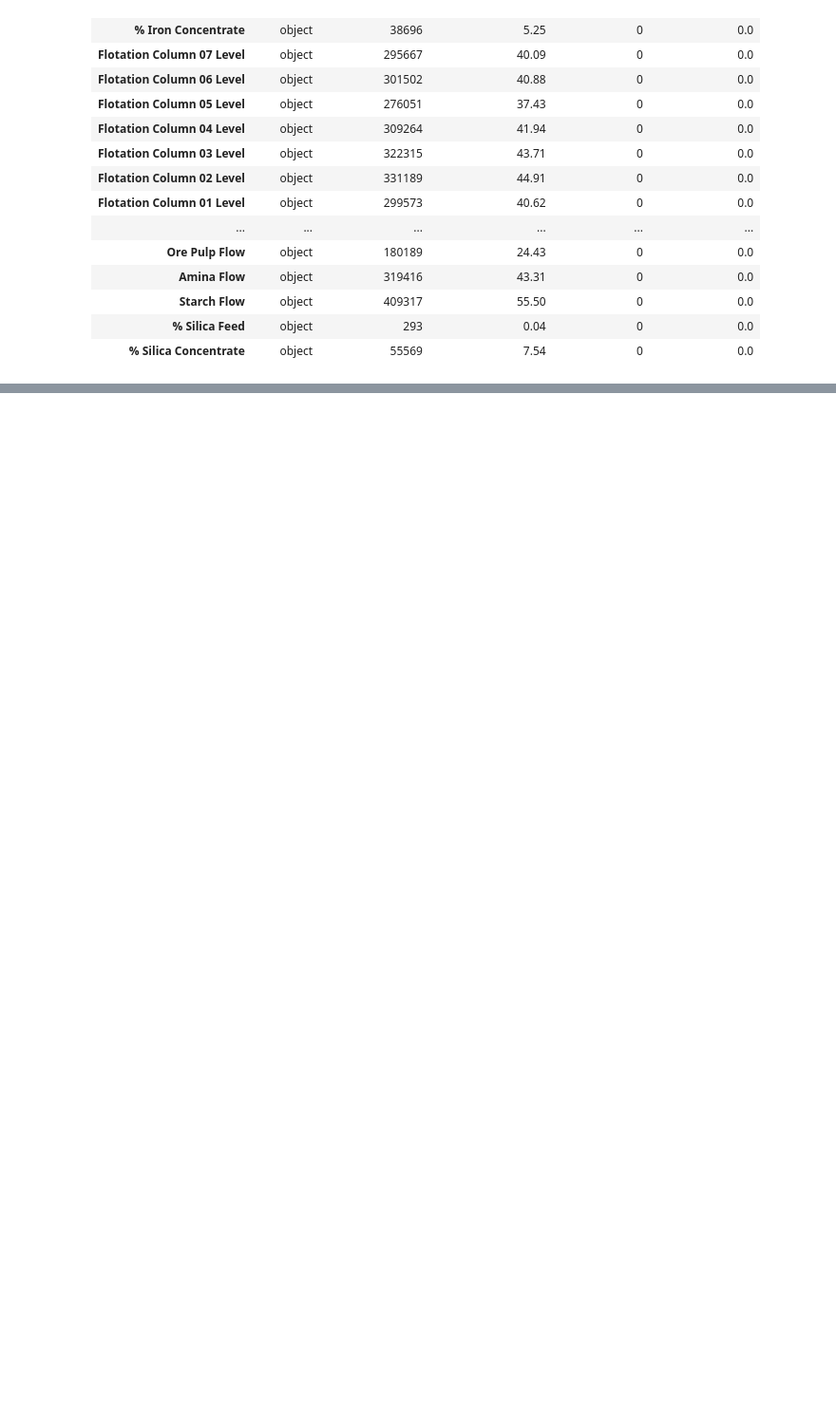
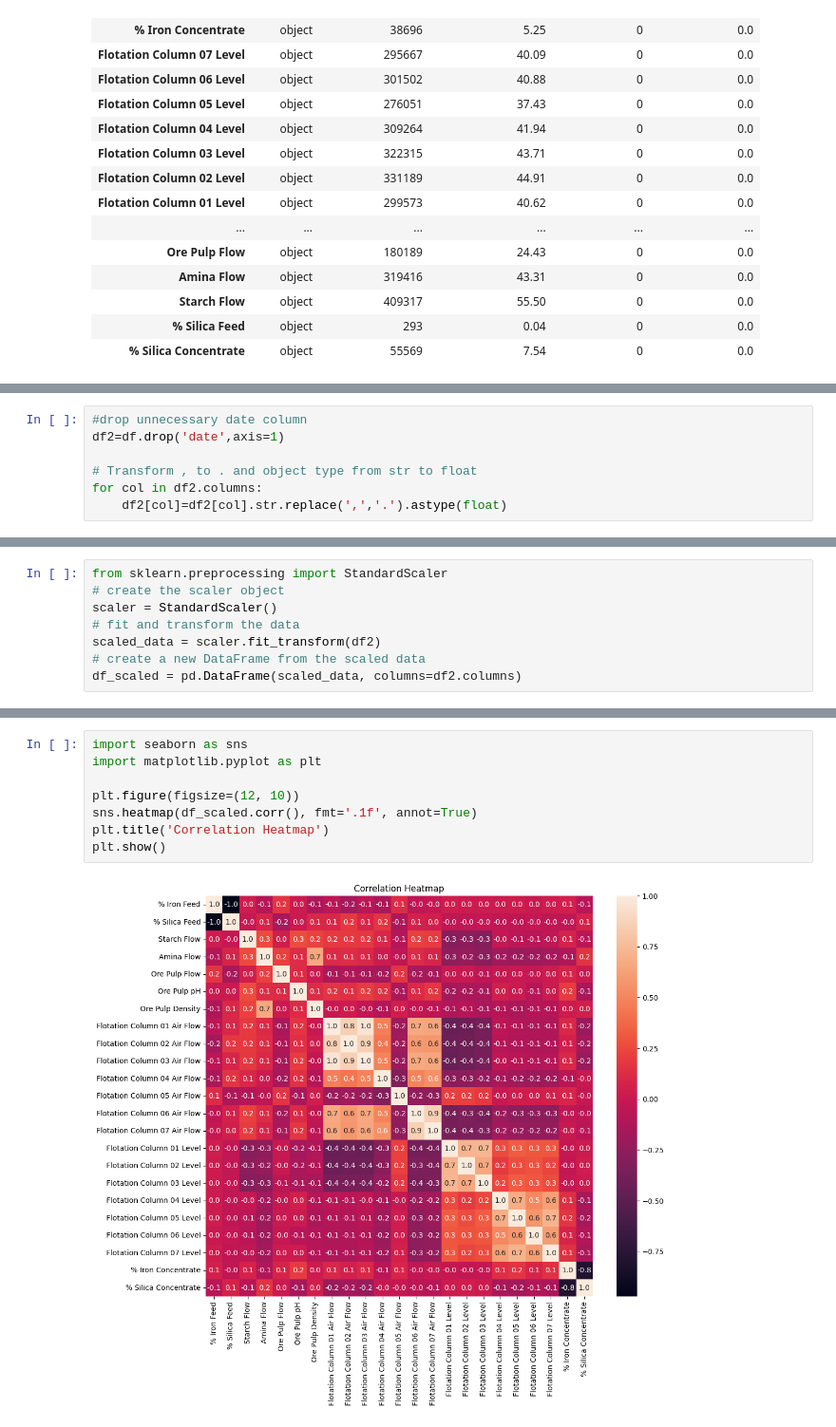
Before and after one commit to ArifAygun/Iron-Ore-Froth-Flotation-Quality-Prediction, a Jupyter notebook: Iron_Ore_Froth_Flotation_Quality_Prediction.ipynb, the cells around one changed output, grey strips where cells are left out. Shown at 95% size. Saved outputs shown, nothing was run; the diff lists cells and outputs as text; blank space fills up the shorter version.

```diff
--- a/Iron_Ore_Froth_Flotation_Quality_Prediction.ipynb
+++ b/Iron_Ore_Froth_Flotation_Quality_Prediction.ipynb
@@ -83,0 +154,7 @@ df_datatype
+# %%
+#drop unnecessary date column
+df2=df.drop('date',axis=1)
+
+# Transform , to . and object type from str to float
+for col in df2.columns:
+    df2[col]=df2[col].str.replace(',','.').astype(float)
@@ -83,0 +181,8 @@ df_datatype
+# %%
+from sklearn.preprocessing import StandardScaler
+# create the scaler object
+scaler = StandardScaler()
+# fit and transform the data
+scaled_data = scaler.fit_transform(df2)
+# create a new DataFrame from the scaled data
+df_scaled = pd.DataFrame(scaled_data, columns=df2.columns)
@@ -83,0 +199,10 @@ df_datatype
+# %%
+import seaborn as sns
+import matplotlib.pyplot as plt
+
+plt.figure(figsize=(12, 10))
+sns.heatmap(df_scaled.corr(), fmt='.1f', annot=True)
+plt.title('Correlation Heatmap')
+plt.show()
+# %% [output]
+[figure, added]
```
Also changed, not shown: parts of 26 cells of this notebook.
